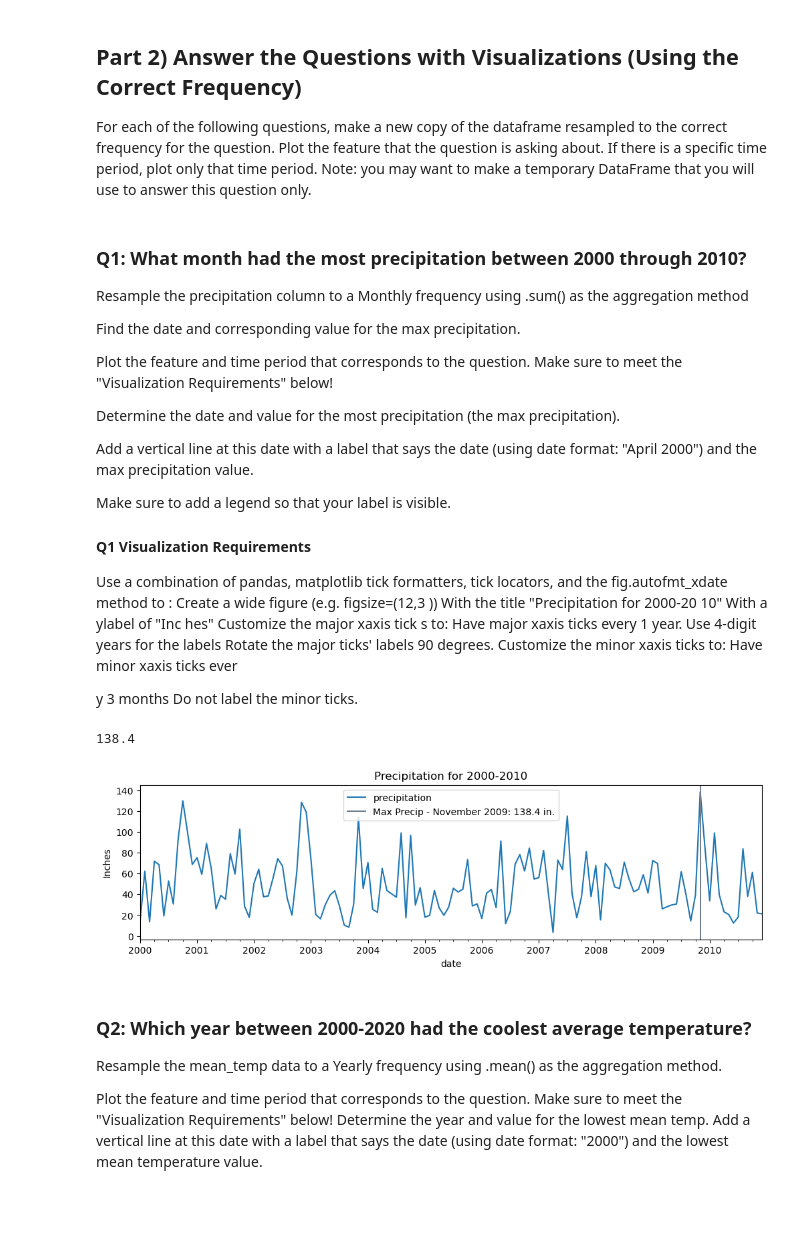
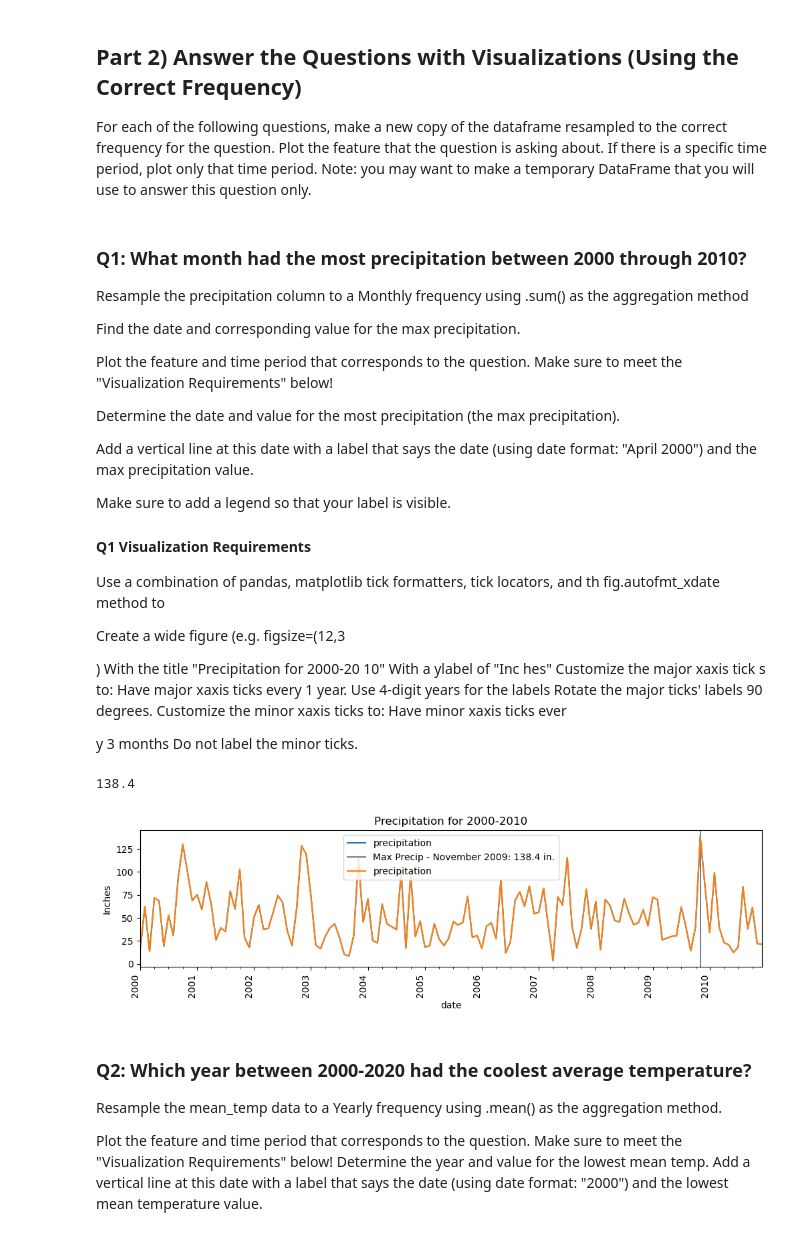
Before and after one commit to EhLeeOod/time-series, a Jupyter notebook: core-resampling-datetime-data.ipynb, the cells around one changed output. Cells and saved outputs as stored; diff of their text form; code cells hidden in the pictures; blank space fills up the shorter version.

Commit message:
finalize viz tweaks for q1

```diff
--- a/core-resampling-datetime-data.ipynb
+++ b/core-resampling-datetime-data.ipynb
@@ -109,10 +113,12 @@ Make sure to add a legend so that your label is visible.
 
 #### Q1 Visualization Requirements
 
-Use a combination of pandas, matplotlib tick formatters, tick locators, and the fig.autofmt_xdate method to
-:
+Use a combination of pandas, matplotlib tick formatters, tick locators, and th fig.autofmt_xdate method to
+
+
 Create a wide figure (e.g. figsize=(12,3
-))
+
+)
 With the title "Precipitation for 2000-20
 10"
 With a ylabel of "Inc
@@ -158,20 +164,51 @@ max_precip
 138.4
 # %%
 # # plot feature and time period that corresponds to question
-ax = df_monthly.plot(figsize=(12,3))
+ax = df_monthly.plot(figsize=(12, 3))
 
 # add title
-ax.set(title='Precipitation for 2000-2010', ylabel = 'Inches')
+ax.set(title="Precipitation for 2000-2010", ylabel="Inches")
 
 # add vertical line at max precipitation date with format '%B%Y' and value
 fmt = "%B %Y"
-ax.axvline('2009-11-30', color='slategray',lw=1.5, label='Max Precip - '+ monthly_precipitation_max.strftime(fmt)+': ' + str(max_precip) + ' in.');
-# ax.axvline('2009-11-30', color='slategray',lw=1.5, label=max_precip);
+ax.axvline(
+    "2009-11-30",
+    color="slategray",
+    lw=1.5,
+    label="Max Precip - "
+    + monthly_precipitation_max.strftime(fmt)
+    + ": "
+    + str(max_precip)
+    + " in.",
+)
+
+# format ticks
+# customize major ticks
+major_loc = mdates.YearLocator(1)
+major_fmt = mdates.DateFormatter("%Y")
+
+ax.xaxis.set_major_locator(major_loc)
+ax.xaxis.set_major_formatter(major_fmt)
+
+
+# customize minor ticks
+minor_loc = mdates.MonthLocator(interval=3)
+minor_fmt = mdates.DateFormatter("%b")
+
+ax.xaxis.set_minor_locator(minor_loc)
+ax.xaxis.set_minor_formatter(minor_fmt)
+
+# to avoid pandas bug
+df_monthly.plot(ax=ax);
+
+## Final xdate tweaks
+fig = ax.get_figure()
+fig.autofmt_xdate(which="major", rotation=90)
 
 # add legend
 ax.legend();
 # %% [output]
-[figure, old version]
+[figure, new version]
 # %% [markdown]
 ### Q2: Which year between 2000-2020 had the coolest average temperature?
 Resample the  mean_temp data to a Yearly frequency using .mean() as the aggregation method.
```
Also changed, not shown: parts of 1 cell of this notebook.
